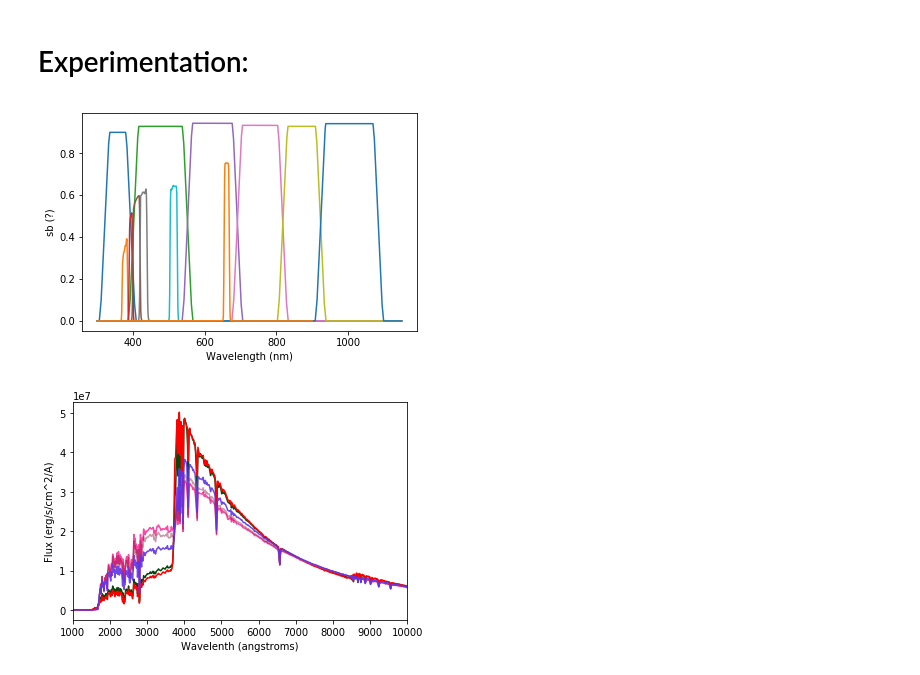
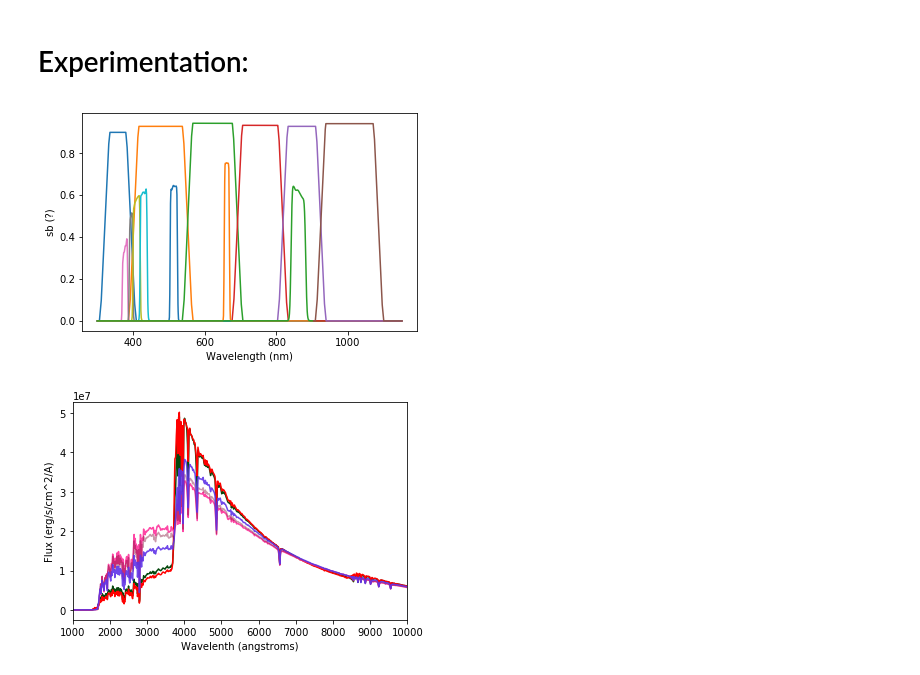
Before and after one commit to yoachim/LSST_narrowband, a Jupyter notebook: lsst_narrowband_spectra_templates.ipynb, the cells around one changed output. Drawn from its saved outputs; the diff is of its cells as text; code cells hidden in the pictures.

```diff
--- a/lsst_narrowband_spectra_templates.ipynb
+++ b/lsst_narrowband_spectra_templates.ipynb
@@ -71,8 +69,10 @@ band_dir = '/Users/ichorgodbel-shamroth/lsst_stack/stack/miniconda3-4.3.21-10a4f
 my_sed = Sed(wavelen=spec_table['WAVELENGTH']/10., flambda=spec_table['g15']*10)
 # %%
 # now to read in an LSST bandpass
-
-#band_dir = os.getenv("LSST_THROUGHPUTS_BASELINE")
+try:
+    band_dir = os.getenv("LSST_THROUGHPUTS_BASELINE")
+except:
+    band_dir = '/Users/ichorgodbel-shamroth/lsst_stack/stack/miniconda3-4.3.21-10a4fa6/DarwinX86/throughputs/2017.01.31-6-g29ce4f5/baseline/'
 
 filterlist =['u', 'g', 'r', 'i', 'z', 'y']
 bps = []
@@ -171,15 +171,17 @@ F861 -35.573271981260476
 # %% [markdown]
 # Experimentation:
 # %%
-# Plotting it this way cuts off the last (~8500-9000 angstrom) filter. No idea why.
+# Plotting it this way cuts off the last (~8500-9000 angstrom) filter. No idea why. --There was a zip, so it left off the last
 
-for bp, nbp in zip(bps, splus_narrowbands):
-    plt.plot(bp.wavelen, bp.sb, nbp.wavelen/10, nbp.sb)
+for bp in bps:
+    plt.plot(bp.wavelen, bp.sb)
+for nbp in splus_narrowbands:
+    plt.plot(nbp.wavelen/10, nbp.sb)
 
 plt.xlabel('Wavelength (nm)')
 plt.ylabel('sb (?)');
 # %% [output]
-[figure, old version]
+[figure, new version]
 # %%
 # plotting the same star at a few different values of log(g)
 
```
Also changed, not shown: parts of 11 cells of this notebook, 1 other file.
